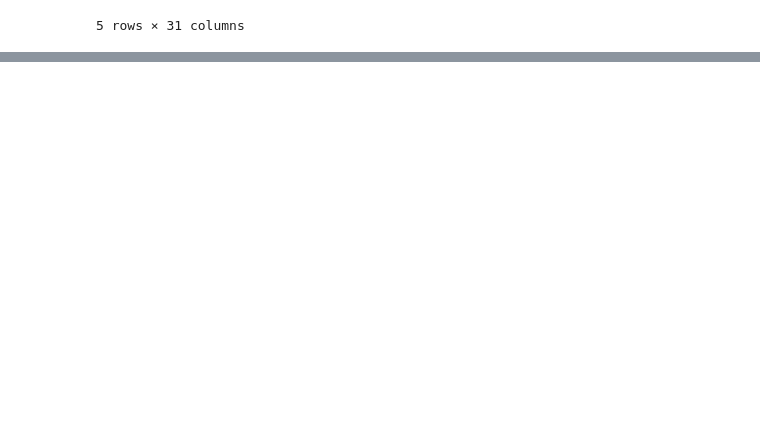
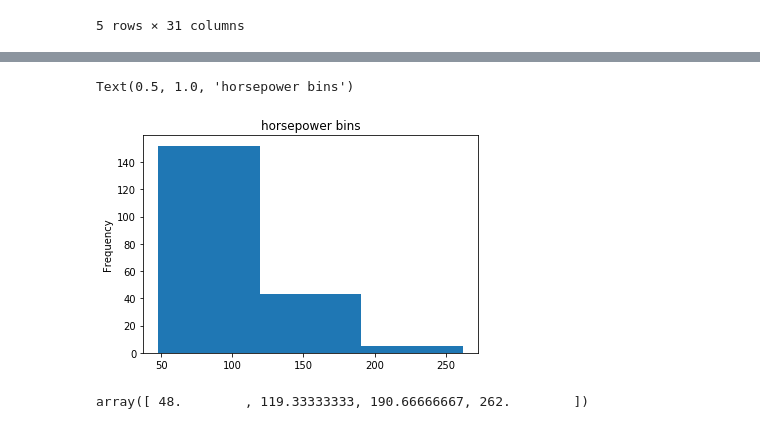
Before and after one commit to sushanth10/car-price-analysis, a Jupyter notebook: data-wrangling.ipynb, the cells around one changed output, grey strips where cells are left out. Saved outputs shown, nothing was run; the diff lists cells and outputs as text; code cells hidden in the pictures; blank space fills up the shorter version.

```diff
--- a/data-wrangling.ipynb
+++ b/data-wrangling.ipynb
@@ -101,11 +101,15 @@ df['normalized-losses'].replace(np.NaN, avg_norm_loss, inplace=True)
 # similarly, doing it for stroke, peak-rpm, horsepower and bore
 avg_stroke = df['stroke'].astype('float').mean(axis=0)
 df['stroke'].replace(np.NaN, avg_stroke, inplace=True)
-
-# This can also be done in a single line
-df['bore'] = df['bore'].replace(np.NaN, df['bore'].astype("float").mean(), inplace=True)
-df['horsepower'] = df['horsepower'].replace(np.NaN, df['horsepower'].astype("float").mean(), inplace=True)
-df['peak-rpm'] = df['peak-rpm'].replace(np.NaN, df['peak-rpm'].astype("float").mean(), inplace=True)
+# %%
+# This can also be done in a single line
+avg_bore = np.mean(df['bore'].astype('float'))
+df['bore'].replace(np.NaN, avg_bore, inplace=True)
+# %%
+avg_hp = df['horsepower'].astype('float').mean(axis=0)
+df['horsepower'].replace(np.NaN, avg_hp, inplace=True)
+# %%
+df['peak-rpm'].replace(np.NaN, df['peak-rpm'].astype('float').mean(axis=0), inplace=True)
 # %% [markdown]
 Now,replacing num-of-doors values with the mot frequent value for that attribute.
 # %%
@@ -228,0 +251,12 @@ df.head()
+# %%
+df['horsepower'].plot(kind='hist', bins=3)
+plt.title("horsepower bins")
+# %% [output]
+Text(0.5, 1.0, 'horsepower bins')
+[figure, added]
+# %%
+# Hence, I'll make 3 bins according the horsepower values
+bins = np.linspace(min(df['horsepower']), max(df['horsepower']), 4)
+bins
+# %% [output]
+array([ 48.        , 119.33333333, 190.66666667, 262.        ])
```
Also changed, not shown: parts of 12 cells of this notebook, 1 other file.
